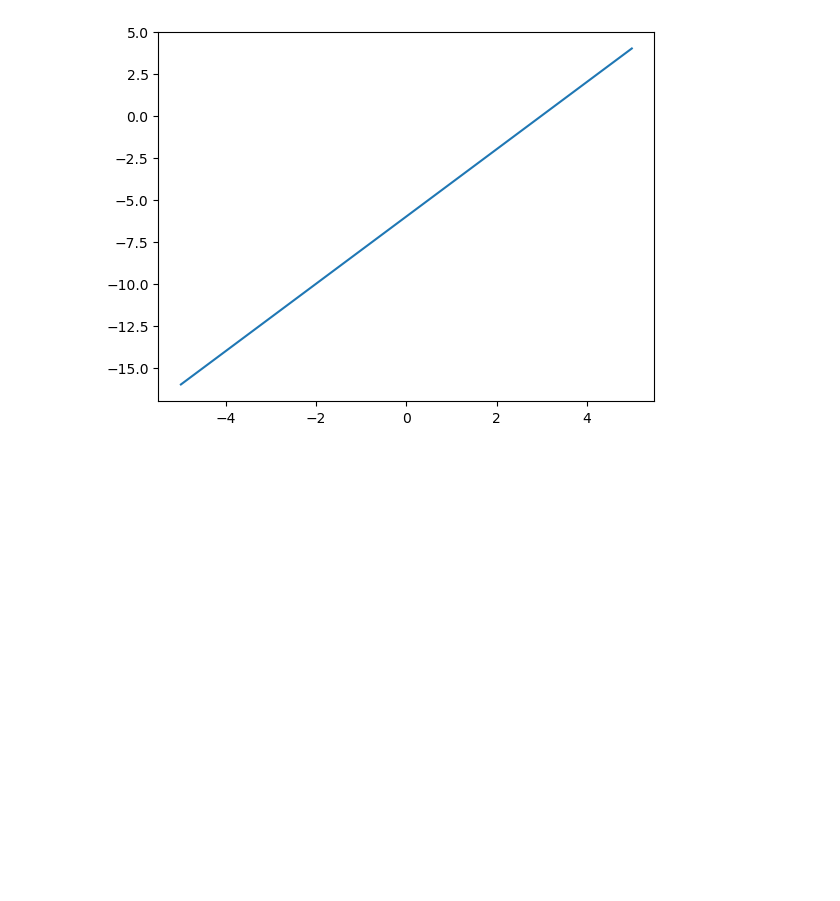
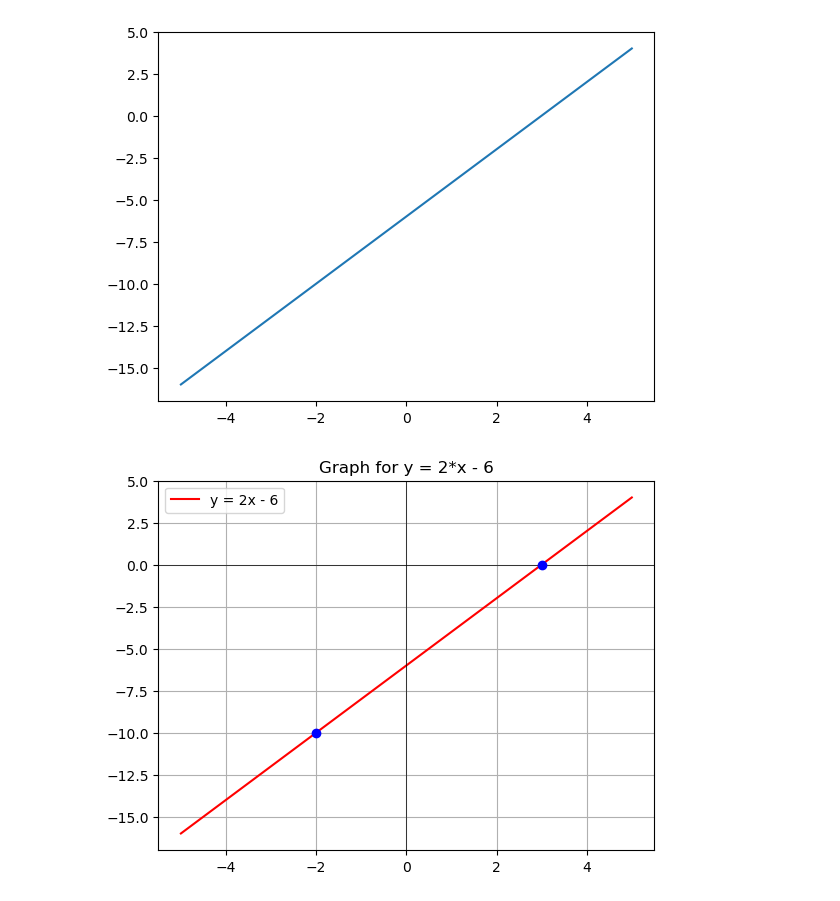
Before and after one commit to aya-alharazin/Machine-Learning, a Jupyter notebook: 02 - Linear Equation.ipynb, the cells around one changed output. Saved outputs shown, nothing was run; the diff lists cells and outputs as text; code cells hidden in the pictures; blank space fills up the shorter version.

```diff
--- a/02 - Linear Equation.ipynb
+++ b/02 - Linear Equation.ipynb
@@ -8,3 +8,20 @@ plt.plot(x, y)
 plt.show()
 # %% [output]
 [figure]
+# %%
+import matplotlib.pyplot as plt
+import numpy as np
+
+x = np.linspace(-5, 5, 100)  # 100 points from -5 to 5
+y = 2*x - 6
+
+plt.plot(x, y, color='red', label='y = 2x - 6')
+plt.axhline(0, color='black', linewidth=0.5)  # x-axis
+plt.axvline(0, color='black', linewidth=0.5)  # y-axis
+plt.scatter([3, -2], [0, -10], color='blue', zorder=5)  # our 2 points
+plt.title("Graph for y = 2*x - 6")
+plt.legend()
+plt.grid(True)
+plt.show()
+# %% [output]
+[figure, added]
```
Also changed, not shown: parts of 2 cells of this notebook.
